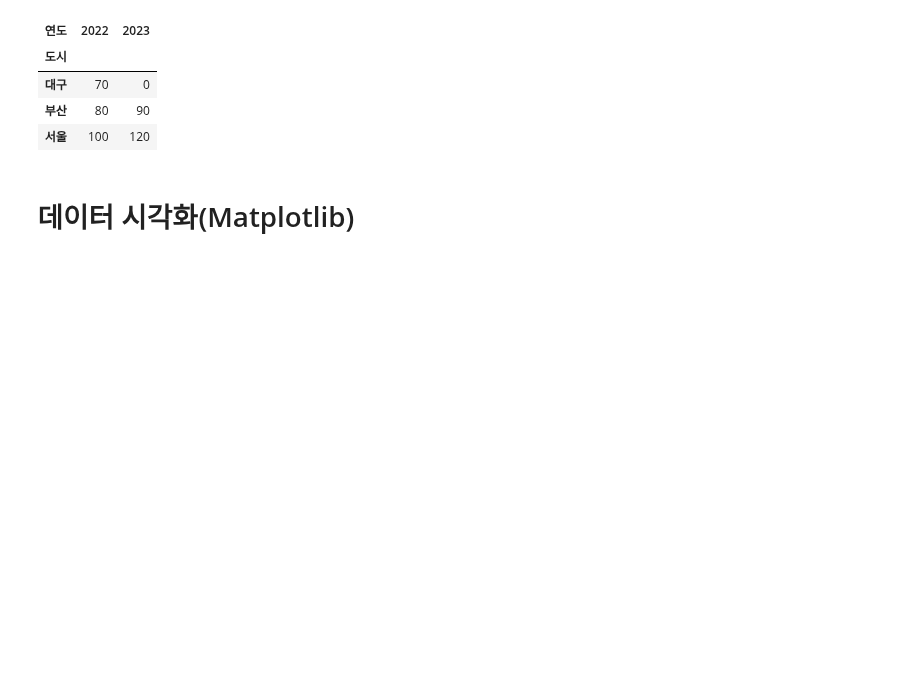
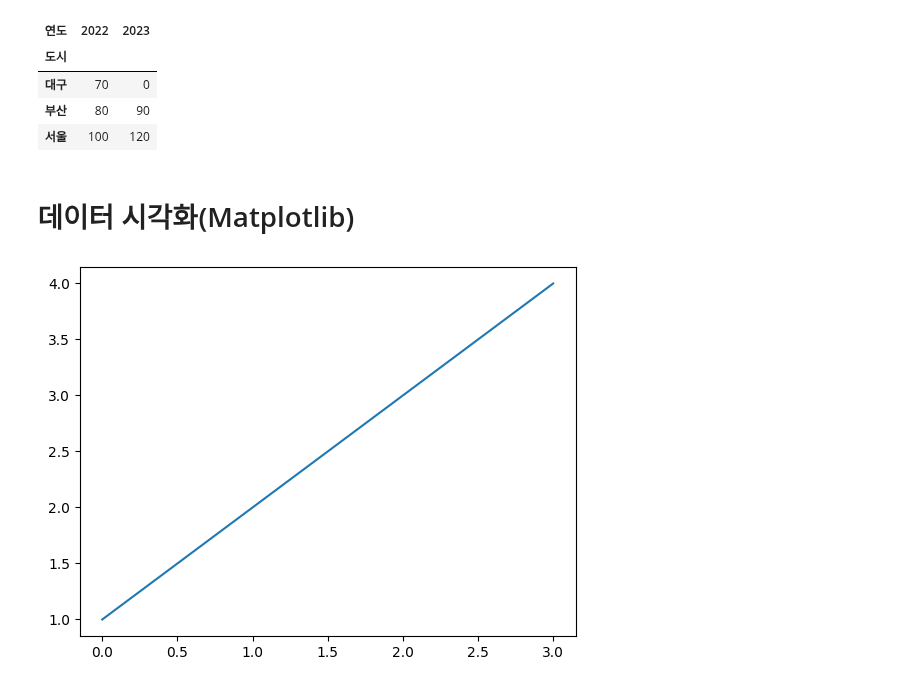
Before and after one commit to BBiT808/Game-of_pyThon, a Jupyter notebook: py11_advanced pandas.ipynb, the cells around one changed output. Drawn from its saved outputs; the diff is of its cells as text; code cells hidden in the pictures; blank space fills up the shorter version.

```diff
--- a/py11_advanced pandas.ipynb
+++ b/py11_advanced pandas.ipynb
@@ -427,3 +427,9 @@ pivot
 # 20250305 수업!!! 교재 p155
 # %% [markdown]
 # 데이터 시각화(Matplotlib)
+# %%
+import matplotlib.pyplot as plt
+plt.plot([1,2,3,4])
+plt.show()
+# %% [output]
+[figure, added]
```
Also changed, not shown: parts of 11 cells of this notebook.
